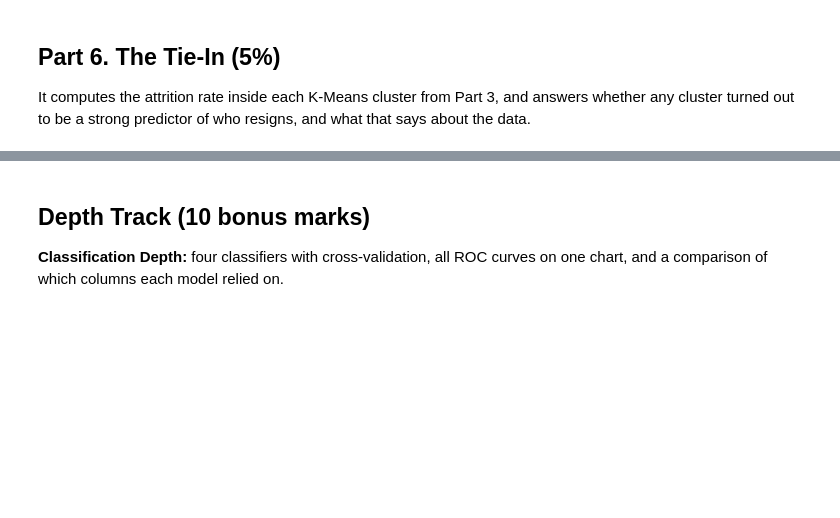
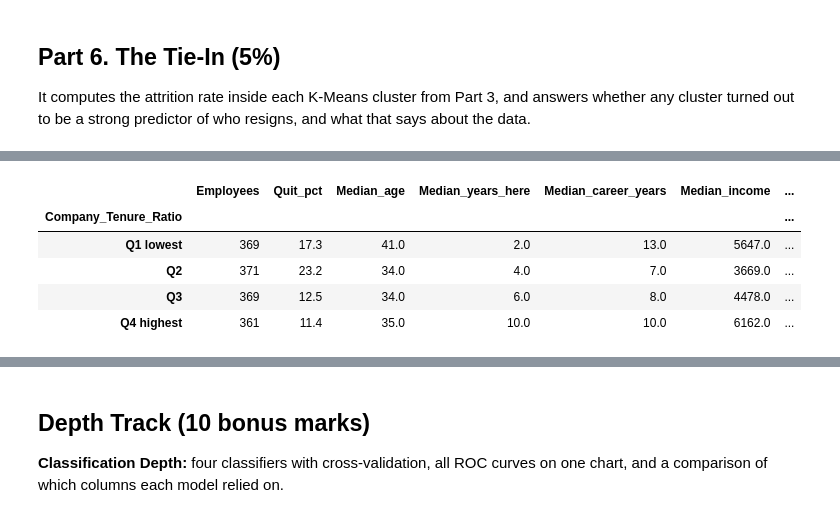
Before and after one commit to Praise-Oluwasikemi/TS-Academy-Group-4-IBM-HR-Analytics-Attrition, a Jupyter notebook: group_04_yourname.ipynb, the cells around one changed output, grey strips where cells are left out. Cells and saved outputs as stored; diff of their text form; code cells hidden in the pictures; blank space fills up the shorter version.

```diff
--- a/group_04_yourname.ipynb
+++ b/group_04_yourname.ipynb
@@ -1330,0 +1834,23 @@ says about the data.
+# %%
+# Part 2 recorded an unexplained pattern in Company_Tenure_Ratio: the second
+# quartile had a HIGHER quit rate than the first. This looks at who those people are.
+ratio_q = pd.qcut(df_fe['Company_Tenure_Ratio'], 4,
+                  labels=['Q1 lowest', 'Q2', 'Q3', 'Q4 highest'])
+
+bump = df_fe.groupby(ratio_q, observed=True).agg(
+    Employees=('Attrition', 'size'),
+    Quit_pct=('Attrition', lambda s: round(100 * s.mean(), 1)),
+    Median_age=('Age', 'median'),
+    Median_years_here=('YearsAtCompany', 'median'),
+    Median_career_years=('TotalWorkingYears', 'median'),
+    Median_income=('MonthlyIncome', 'median'))
+bump['Pct_in_first_2_years'] = df_fe.groupby(ratio_q, observed=True)['YearsAtCompany'].apply(
+    lambda s: round(100 * (s <= 2).mean(), 1))
+bump
+# %% [output]
+|  | Employees | Quit_pct | Median_age | Median_years_here | Median_career_years | Median_income | ... |
+| Company_Tenure_Ratio |  |  |  |  |  |  | ... |
+| Q1 lowest | 369 | 17.3 | 41.0 | 2.0 | 13.0 | 5647.0 | ... |
+| Q2 | 371 | 23.2 | 34.0 | 4.0 | 7.0 | 3669.0 | ... |
+| Q3 | 369 | 12.5 | 34.0 | 6.0 | 8.0 | 4478.0 | ... |
+| Q4 highest | 361 | 11.4 | 35.0 | 10.0 | 10.0 | 6162.0 | ... |
```
Also changed, not shown: parts of 58 cells of this notebook.
